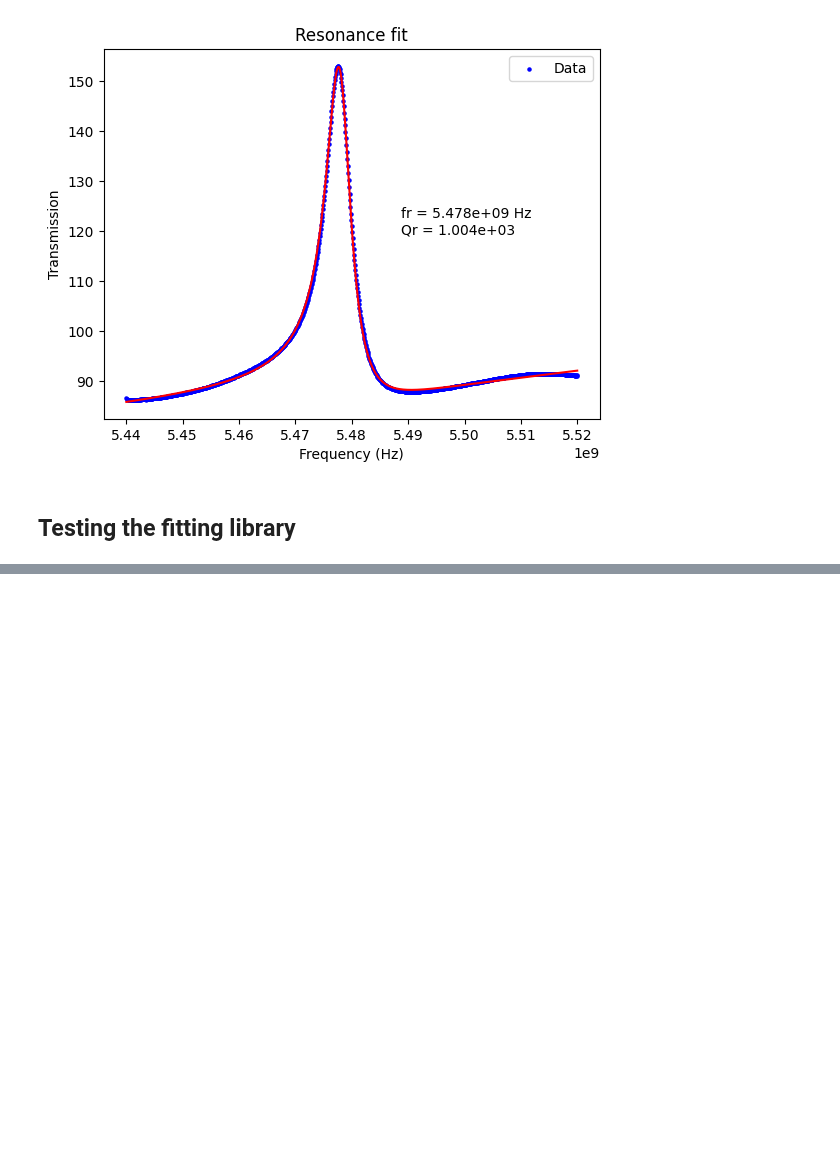
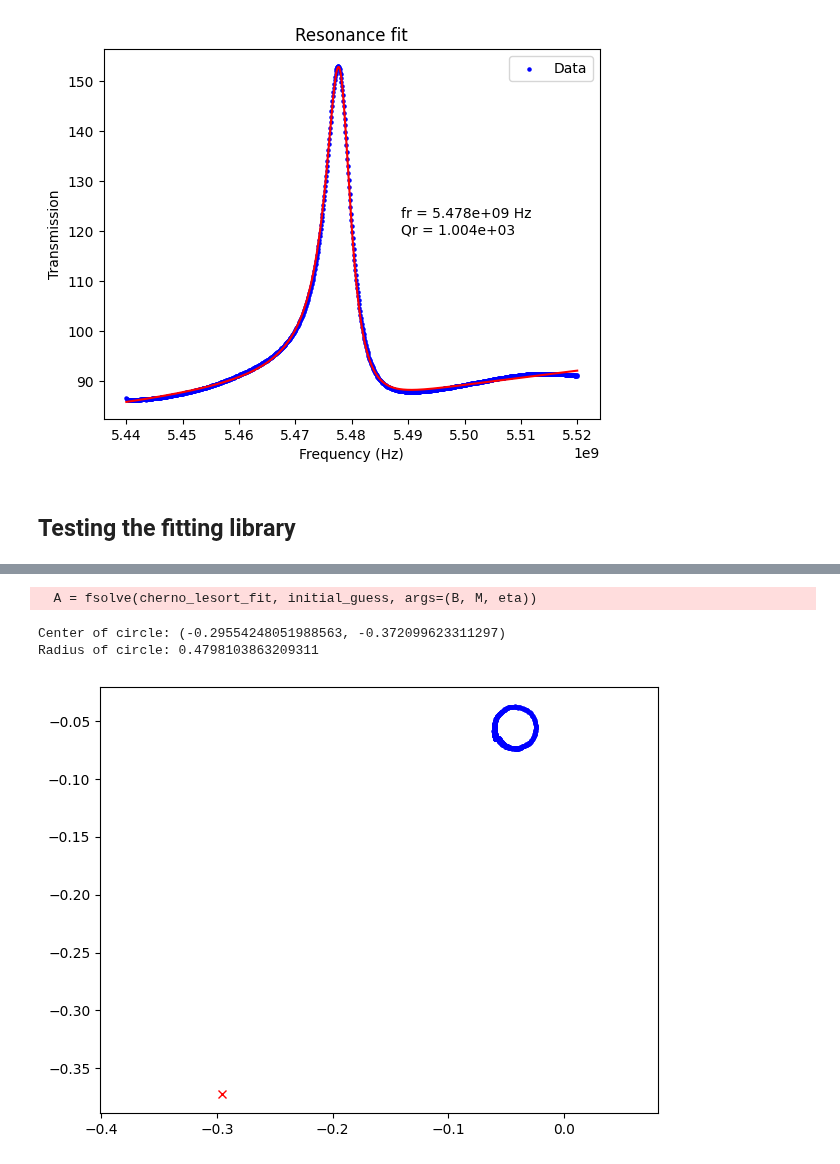
Before and after one commit to biqute/QTLab2425, a Jupyter notebook: IRdetection/Analysis/fitting_tests_scipy.ipynb, the cells around one changed output, grey strips where cells are left out. Cells and saved outputs as stored; diff of their text form; code cells hidden in the pictures; blank space fills up the shorter version.

```diff
--- a/IRdetection/Analysis/fitting_tests_scipy.ipynb
+++ b/IRdetection/Analysis/fitting_tests_scipy.ipynb
@@ -137,0 +203,76 @@ plot_fit(minuit_res, x, y, s=2, marker='.')
+# %%
+# Chernov-Lesort fit ----------------
+
+# B matrix
+B = np.array([
+    [0, 0, 0, -2],
+    [0, 1, 0, 0],
+    [0, 0, 1, 0],
+    [-2, 0, 0, 0]
+])
+
+# M matrix
+w = np.abs(complex_data)
+x = np.real(complex_data)
+y = np.imag(complex_data)
+M_ab = lambda a, b: np.sum(a * b)
+M = np.array([
+    [M_ab(w, w), M_ab(x, w), M_ab(y, w), M_ab(w, np.ones_like(w))],
+    [M_ab(w, x), M_ab(x, x), M_ab(y, x), M_ab(x, np.ones_like(x))],
+    [M_ab(w, y), M_ab(x, y), M_ab(y, y), M_ab(y, np.ones_like(y))],
+    [M_ab(w, np.ones_like(w)), M_ab(x, np.ones_like(x)), M_ab(y, np.ones_like(y)), len(w)]
+])
+
+def lagrange_det(eta, B, M):
+    return np.linalg.det(M - eta * B)
+
+# Find zeros of the determinant to find eta
+from scipy.optimize import fsolve
+eta = fsolve(lagrange_det, 0, args=(B, M))
+eta = eta[0]
+print(eta)
+
+# Solve numerically: MA - eta*BA = 0 ( A = [A, B, C, D] )
+# With constraint: B^2 + C^2 - 4AD = 1
+def cherno_lesort_fit(A, B, M, eta):
+    term1 = M @ A
+    term2 = eta * B @ A
+    return term1 - term2
+
+def satisfy_constraint(A):
+    # check if constraint is close enough to 1
+    return np.isclose(np.abs(A[1])**2 + np.abs(A[2])**2 - 4 * A[0] * A[3], 1, atol=1e-3)
+
+constraint_satisfied = False
+while not constraint_satisfied:
+    initial_guess = np.random.rand(4, 1)  # Random initial guess
+    A = fsolve(cherno_lesort_fit, initial_guess, args=(B, M, eta))
+    constraint_satisfied = satisfy_constraint(A)
+
+# Compute circle parameters
+x_c = -A[1] / (2 * A[0])
+y_c = -A[2] / (2 * A[0])
+r = 1 / (2 * np.abs(A[0]))
+
+print('Center of circle: ({}, {})'.format(x_c, y_c))
+print('Radius of circle: {}'.format(r))
+
+# Plot data and fit in polar coordinates
+# plt.figure(figsize=(10, 10))
+# ax = plt.subplot(111, polar=True)
+# ax.plot(theta, r_values, '.')  # Plot points in polar coordinates
+# # Plot fit
+# theta_fit = np.linspace(0, 2*np.pi, 100)
+# # circle_fit = r * np.exp(1j * theta_fit) + x_c + 1j * y_c
+# # ax.plot(np.angle(circle_fit), np.abs(circle_fit), 'r')
+# # Put a 'x' at the center of the circle
+# center_of_circle = x_c + 1j * y_c
+# plt.plot(np.angle(center_of_circle), np.abs(center_of_circle), 'rx')
+
+
+plt.scatter(x, y, c='b', s=5, label='Data')
+plt.plot(x_c, y_c, 'rx', label='Center of circle')
+# set same aspect ratio
+plt.axis('equal')
+plt.tight_layout()
+# %% [output]
@@ -137,0 +280,4 @@ plot_fit(minuit_res, x, y, s=2, marker='.')
+  A = fsolve(cherno_lesort_fit, initial_guess, args=(B, M, eta))
+Center of circle: (-0.29554248051988563, -0.372099623311297)
+Radius of circle: 0.4798103863209311
+[figure, added]
```
Also changed, not shown: parts of 7 cells of this notebook, 2 other files.
